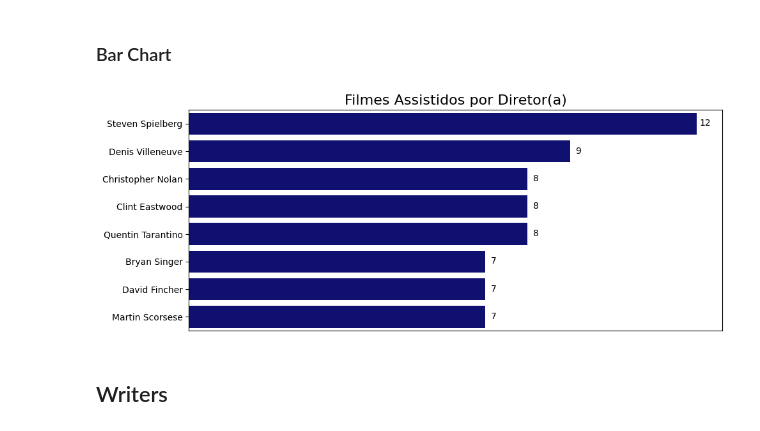
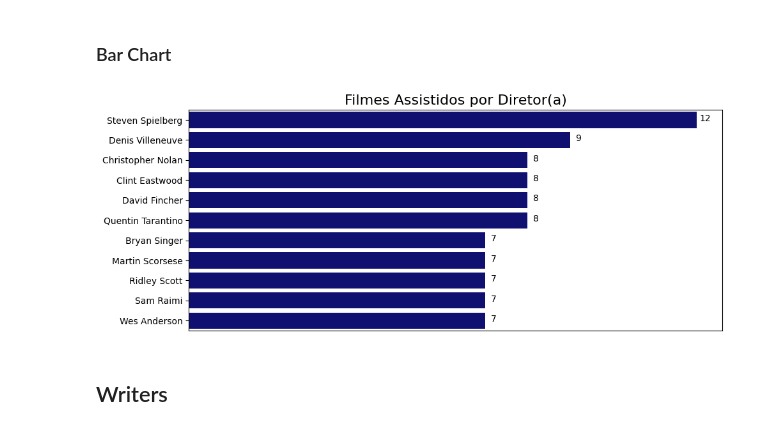
Before and after one commit to oextraordimario/letterboxd_analysis, a Jupyter notebook: 2b - dromemarioanalysis.ipynb, the cells around one changed output. Cells and saved outputs as stored; diff of their text form; code cells hidden in the pictures.

```diff
--- a/2b - dromemarioanalysis.ipynb
+++ b/2b - dromemarioanalysis.ipynb
@@ -75,7 +75,7 @@ analytical_dataframes['popular_actors'] = (
     .sort_values('movie_count', ascending=False)
     .query(" movie_count > 10 ")
     .reset_index(drop=True)
-)[['name', 'movie_count', 'link']].iloc[:8]
+)[['name', 'movie_count', 'link']]#.iloc[:8]
 
 
 most_popular_actors = list(analytical_dataframes['popular_actors']['name'])
@@ -108,7 +108,7 @@ main_roles = ['director', 'writer']
 secondary_roles = ['producer', 'executive-producer', 'editor', 'cinematography', 'composer']
 
 for role in (main_roles):
-    analytical_dataframes[f'popular_{role}s'] = adf_crew_moviesperrole.query(f" role == '{role}' ").drop(columns='role').iloc[:8]
+    analytical_dataframes[f'popular_{role}s'] = adf_crew_moviesperrole.query(f" role == '{role}' ").drop(columns='role')#.iloc[:8]
 
     most_popular_in_role = list(analytical_dataframes[f'popular_{role}s']['name'])
 
@@ -402,7 +402,7 @@ plt.show()
 # %% [markdown]
 ### Bar Chart
 # %%
-gdf_pa = analytical_dataframes['popular_actors'].drop(columns='link')
+gdf_pa = analytical_dataframes['popular_actors'].drop(columns='link').iloc[:10]
 
 # Create the horizontal bar chart
 plt.figure(figsize=(10, 6))
@@ -433,28 +433,28 @@ plt.show()
 # %% [markdown]
 ### Bar Chart
 # %%
-gdf_pd = analytical_dataframes['popular_directors'].drop(columns='link').reset_index()
+gdf_pd = analytical_dataframes['popular_directors'].drop(columns='link').reset_index().iloc[:11]
 
 # Create the horizontal bar chart
 plt.figure(figsize=(10, 4))
 sns.barplot(data=gdf_pd, x="movie_count", y="name", color='navy')
 
 # Customize the chart
 plt.title("Filmes Assistidos por Diretor(a)", fontsize=16)
 plt.xlabel('')
 plt.ylabel('')
 plt.xticks([])
 
 for index, row in gdf_pd.iterrows():
     plt.text(y=index + 0.15, x=row['movie_count'] + 0.2,  # Position above the bar
              s=str(row['movie_count']),  # Display value
              ha='center', va='bottom', fontsize=10, color='black')  # Styling
 
 # Show the chart
 plt.tight_layout()
 plt.show()
 # %% [output]
-[figure, old version]
+[figure, new version]
 # %% [markdown]
 ## Writers
 # %%
```
Also changed, not shown: parts of 13 cells of this notebook.
